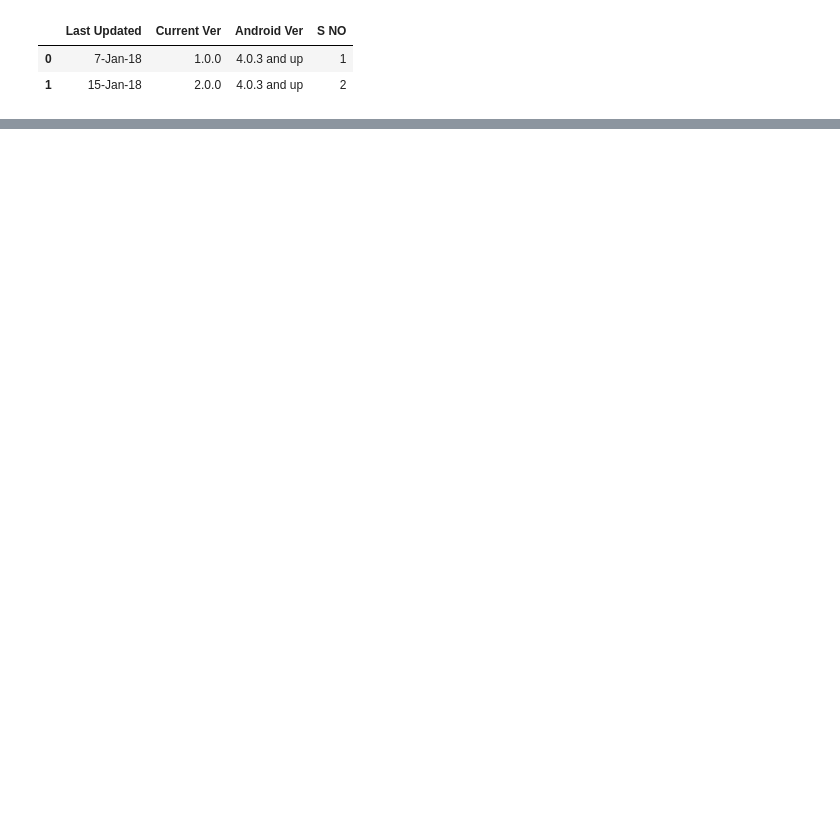
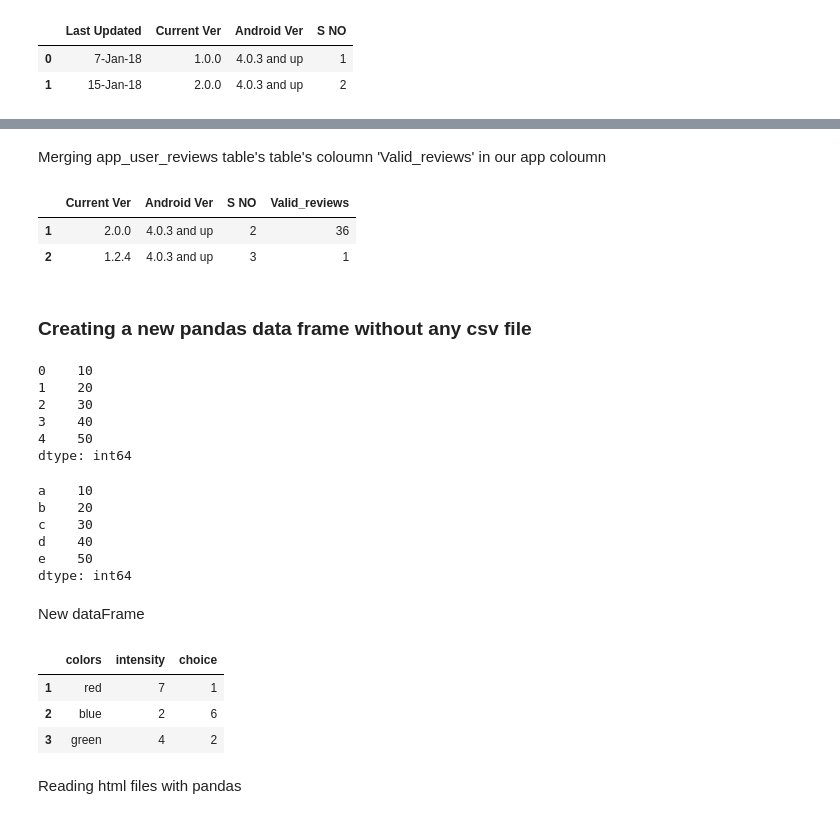
Before and after one commit to sohaibali5/Data-Science, a Jupyter notebook: 2) Working with pandas.ipynb, the cells around one changed output, grey strips where cells are left out. Saved outputs shown, nothing was run; the diff lists cells and outputs as text; code cells hidden in the pictures; blank space fills up the shorter version.

```diff
--- a/2) Working with pandas.ipynb
+++ b/2) Working with pandas.ipynb
@@ -204,0 +255,13 @@ app.iloc[0:2,10:16]
+# %% [markdown]
+Merging app_user_reviews table's table's coloumn 'Valid_reviews' in our app coloumn
+# %%
+result=pd.merge(app,
+    app_user_reviews[['S NO','Valid_reviews']],
+    on='S NO')
+result.iloc[1:3,11:15]
+# %% [output]
+|  | Current Ver | Android Ver | S NO | Valid_reviews |
+| 1 | 2.0.0 | 4.0.3 and up | 2 | 36 |
+| 2 | 1.2.4 | 4.0.3 and up | 3 | 1 |
+# %% [markdown]
+### Creating a new pandas data frame without any csv file
@@ -204,0 +271,9 @@ app.iloc[0:2,10:16]
+# %%
+first_col
+# %% [output]
+0    10
+1    20
+2    30
+3    40
+4    50
+dtype: int64
@@ -204,0 +283,29 @@ app.iloc[0:2,10:16]
+# %%
+colHavingIndex
+# %% [output]
+a    10
+b    20
+c    30
+d    40
+e    50
+dtype: int64
+# %% [markdown]
+New dataFrame
+# %%
+colors=["red","blue","green"]
+intensity=[7,2,4]
+choice=[1,6,2]
+
+df=pd.DataFrame({"colors":colors,"intensity":intensity,"choice":choice},
+                columns=["colors","intensity" ,"choice"],
+                index=range(1,4)
+               )
+# %%
+df
+# %% [output]
+|  | colors | intensity | choice |
+| 1 | red | 7 | 1 |
+| 2 | blue | 2 | 6 |
+| 3 | green | 4 | 2 |
+# %% [markdown]
+Reading html files with pandas
```
Also changed, not shown: parts of 19 cells of this notebook, 4 other files.
